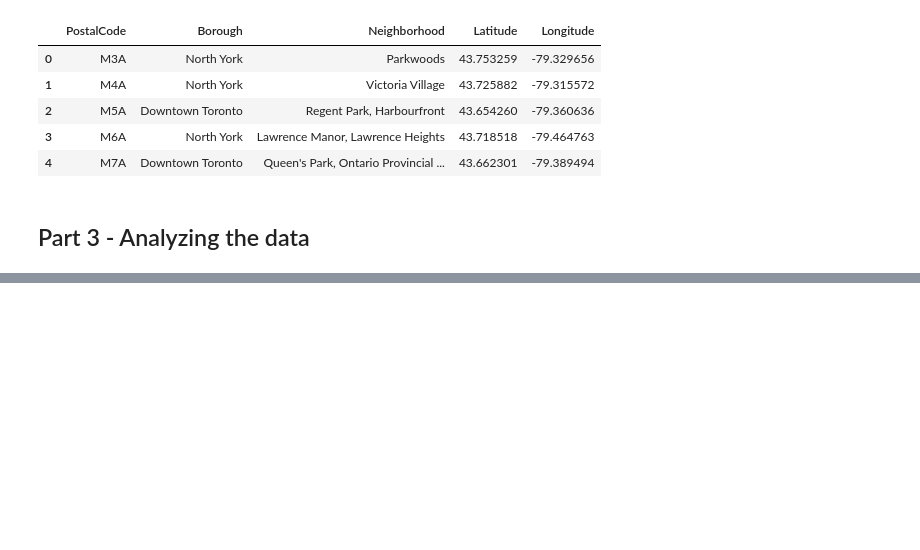
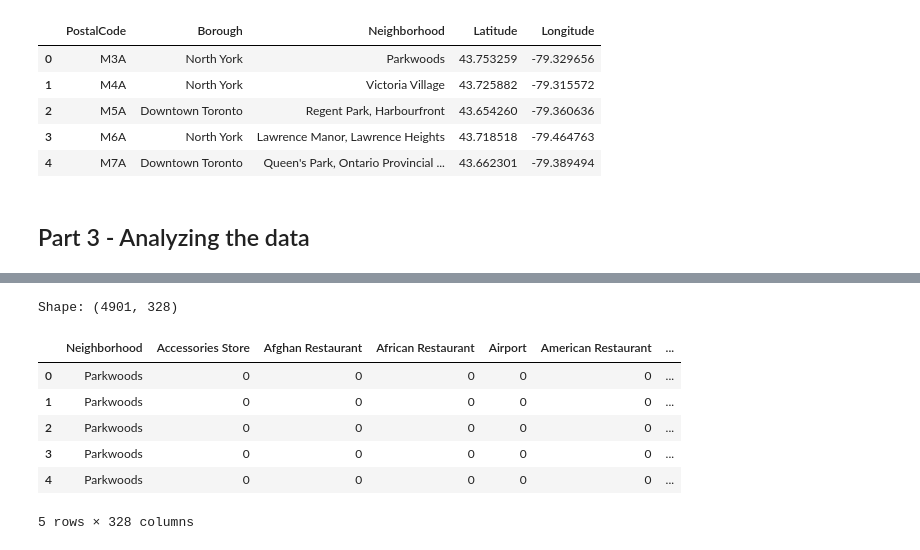
Before and after one commit to fpcorso/Coursera_Capstone, a Jupyter notebook: Segmenting And Clustering Neighborhoods in Toronto.ipynb, the cells around one changed output, grey strips where cells are left out. Cells and saved outputs as stored; diff of their text form; code cells hidden in the pictures; blank space fills up the shorter version.

```diff
--- a/Segmenting And Clustering Neighborhoods in Toronto.ipynb
+++ b/Segmenting And Clustering Neighborhoods in Toronto.ipynb
@@ -111,0 +215,13 @@ general_map
+# %%
+# Review our dataframe.
+print('Shape:', venue_dummified.shape)
+venue_dummified.head()
+# %% [output]
+Shape: (4901, 328)
+|  | Neighborhood | Accessories Store | Afghan Restaurant | African Restaurant | Airport | American Restaurant | ... |
+| 0 | Parkwoods | 0 | 0 | 0 | 0 | 0 | ... |
+| 1 | Parkwoods | 0 | 0 | 0 | 0 | 0 | ... |
+| 2 | Parkwoods | 0 | 0 | 0 | 0 | 0 | ... |
+| 3 | Parkwoods | 0 | 0 | 0 | 0 | 0 | ... |
+| 4 | Parkwoods | 0 | 0 | 0 | 0 | 0 | ... |
+5 rows × 328 columns
```
Also changed, not shown: parts of 22 cells of this notebook.
